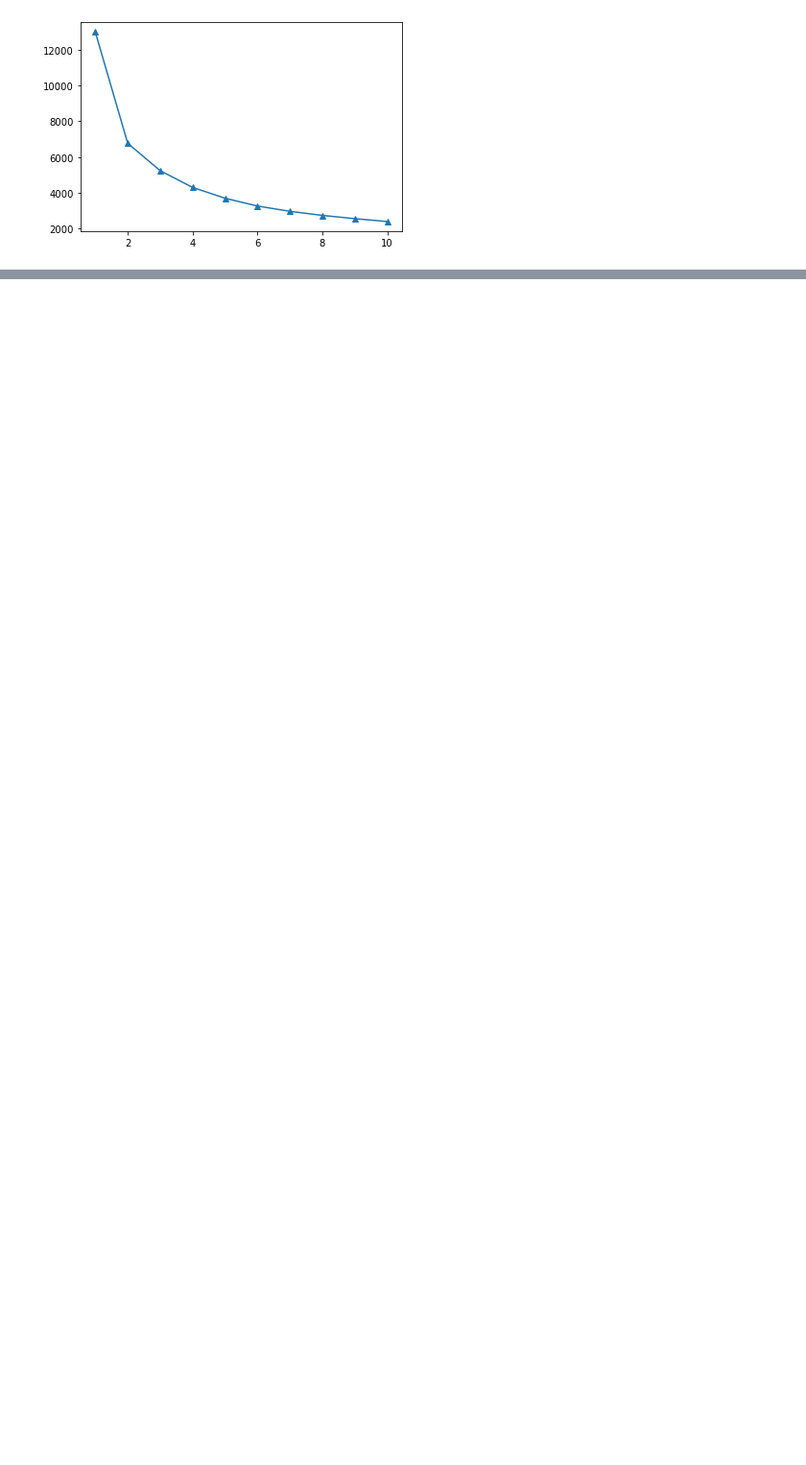
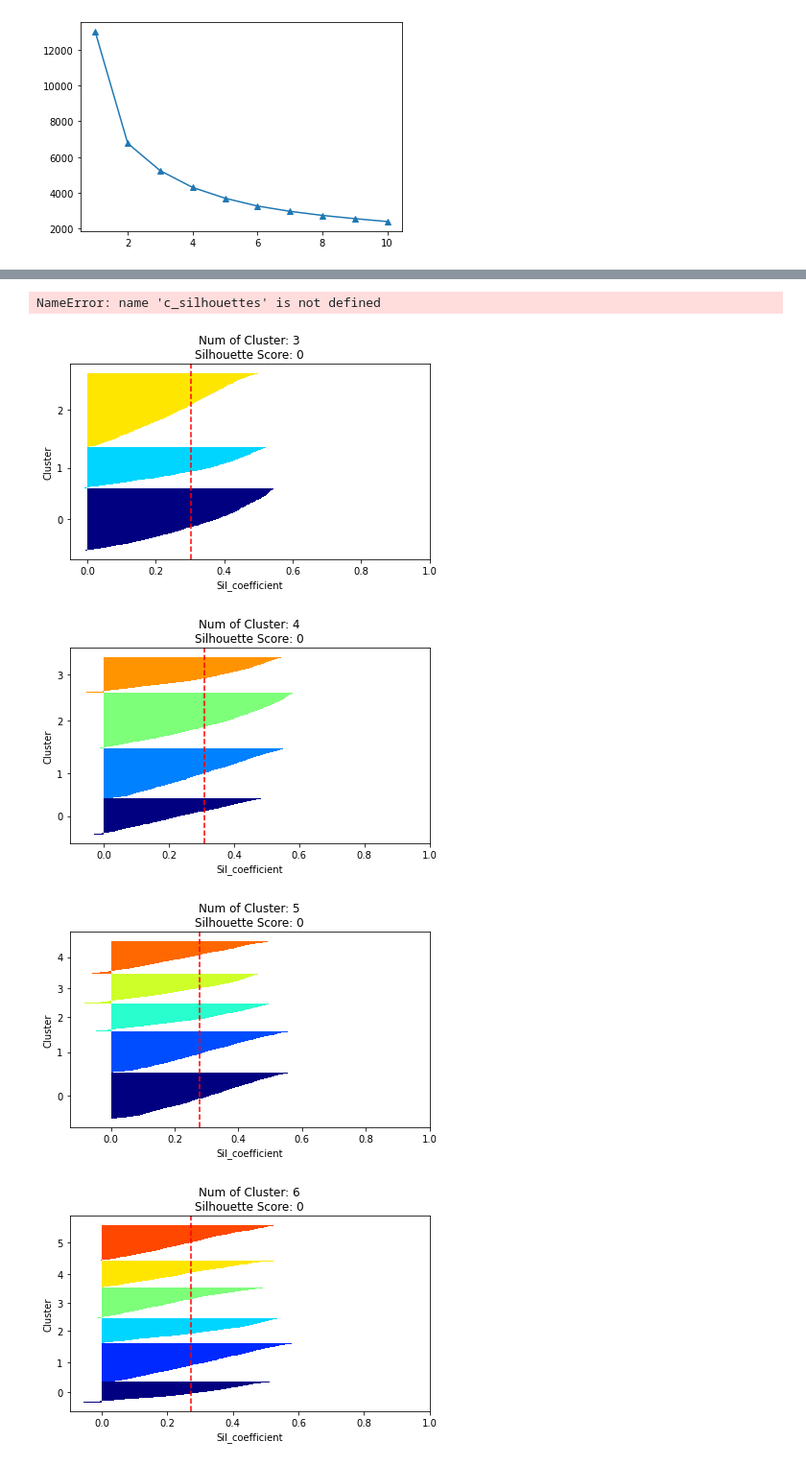
Before and after one commit to waldbear4/Python_2021, a Jupyter notebook: 20210624 KMEANS DBSCAN.ipynb, the cells around one changed output, grey strips where cells are left out. Shown at 96% size. Drawn from its saved outputs; the diff is of its cells as text; code cells hidden in the pictures; blank space fills up the shorter version.

```diff
--- a/20210624 KMEANS DBSCAN.ipynb
+++ b/20210624 KMEANS DBSCAN.ipynb
@@ -664,0 +671,3 @@ distortion 값을 구해보기위해
+# %%
+kmeans = KMeans(n_clusters=3, random_state=0)
+y_labels = kmeans.fit_predict(X_s)
@@ -664,0 +692,36 @@ distortion 값을 구해보기위해
+# %%
+def silhouetteViz(n_cluster, X):
+    kmeans = KMeans(n_clusters = n_cluster, random_state=0)
+    y_ = kmeans.fit_predict(X)
+
+    silhouette_values = silhouette_samples(X, y_, metric='euclidean')
+    y_ax_lower, y_ax_upper = 0,0
+    y_ticks=[]
+
+    for c in range(n_cluster):
+        c_silhouettes = silhouette_values[y_ == c]
+        c_silhouettes.sort()
+        y_ax_upper += len(c_silhouettes)
+        color = cm.jet(float(c) / n_cluster)
+        plt.barh(range(y_ax_lower, y_ax_upper), c_silhouettes, height = 1.0,
+                 edgecolor = 'none', color = color)
+        y_ticks.append((y_ax_lower + y_ax_upper) / 2)
+        y_ax_lower += len(c_silhouettes)
+
+    silhouette_avg = np.mean(silhouette_values)
+    plt.axvline(silhouette_avg, color = 'red', linestyle = '--')
+    plt.title('Num of Cluster: ' +
+             str(n_cluster) +
+             '\n'+
+             'Silhouette Score: ' +
+             str(round(silhouette_avg)))
+    plt.yticks(y_ticks, range(n_cluster))
+    plt.xticks([0, 0.2, 0.4, 0.6, 0.8, 1])
+    plt.ylabel('Cluster')
+    plt.xlabel('Sil_coefficient')
+    plt.tight_layout()
+    plt.show()
+# %%
+c_silhouettes
+# %% [output]
+NameError: name 'c_silhouettes' is not defined
@@ -664,0 +752,10 @@ distortion 값을 구해보기위해
+# %%
+silhouetteViz(3, X_s)
+silhouetteViz(4, X_s)
+silhouetteViz(5, X_s)
+silhouetteViz(6, X_s)
+# %% [output]
+[figure, added]
+[figure, added]
+[figure, added]
+[figure, added]
```
Also changed, not shown: parts of 11 cells of this notebook.
